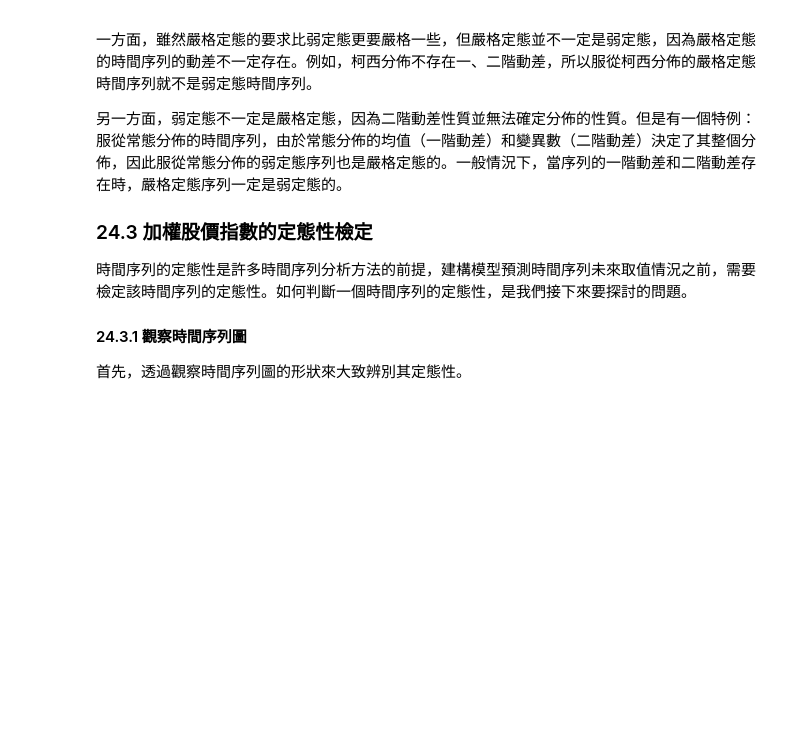
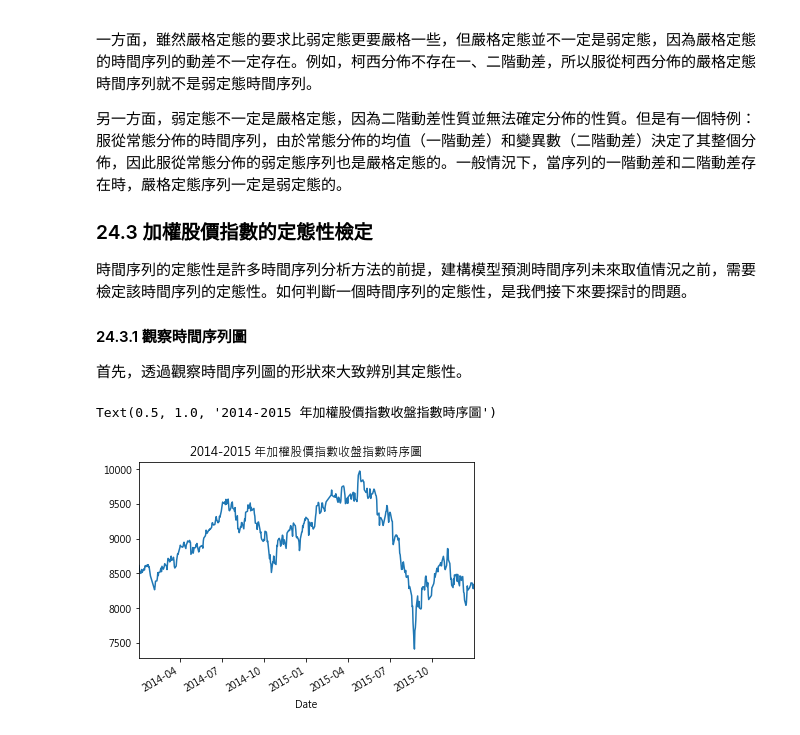
Before and after one commit to okluda/finpy_practice, a Jupyter notebook: ch_24.ipynb, the cells around one changed output. Drawn from its saved outputs; the diff is of its cells as text; code cells hidden in the pictures; blank space fills up the shorter version.

```diff
--- a/ch_24.ipynb
+++ b/ch_24.ipynb
@@ -176,3 +176,15 @@ $$F_X(x_{t_1},...,x_{t_n})=F_X(x_{t_1+\tau},...,x_{t_n+\tau})$$
 #### 24.3.1 觀察時間序列圖
 
 首先，透過觀察時間序列圖的形狀來大致辨別其定態性。
+# %%
+# from matplotlib.font_manager import FontProperties
+import matplotlib.pyplot as plt
+plt.rcParams['font.sans-serif'] = ['Microsoft JhengHei']
+plt.rcParams['axes.unicode_minus'] = False
+
+
+close.plot()
+plt.title('2014-2015 年加權股價指數收盤指數時序圖')
+# %% [output]
+Text(0.5, 1.0, '2014-2015 年加權股價指數收盤指數時序圖')
+[figure, added]
```
Also changed, not shown: parts of 6 cells of this notebook.
